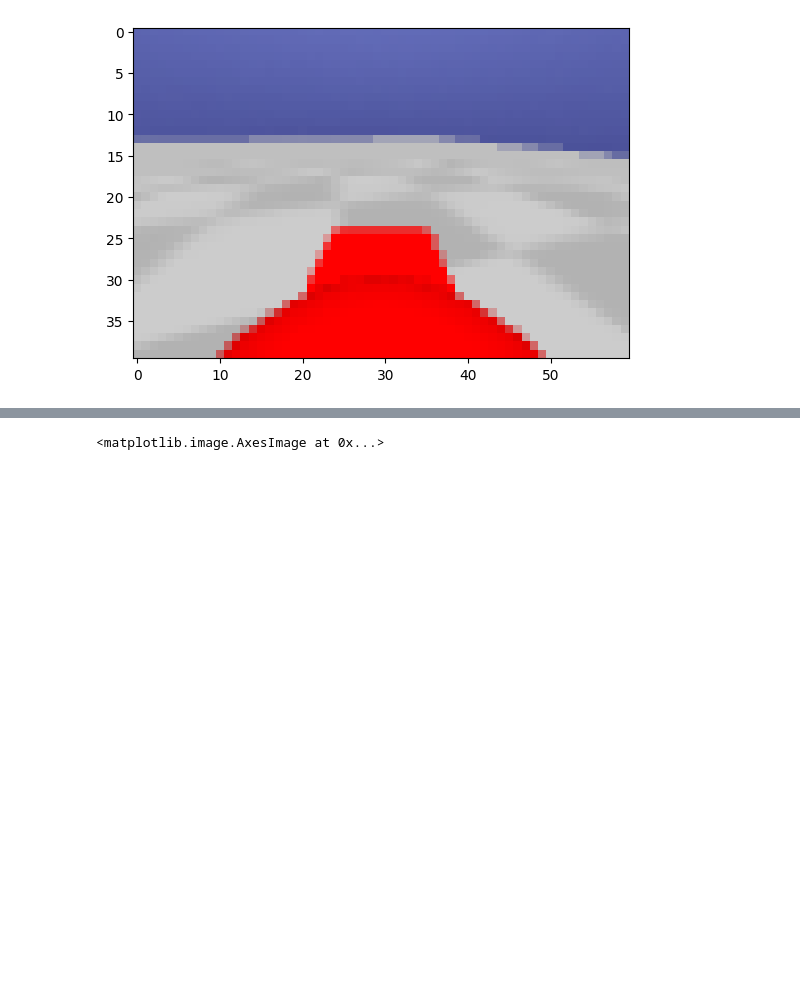
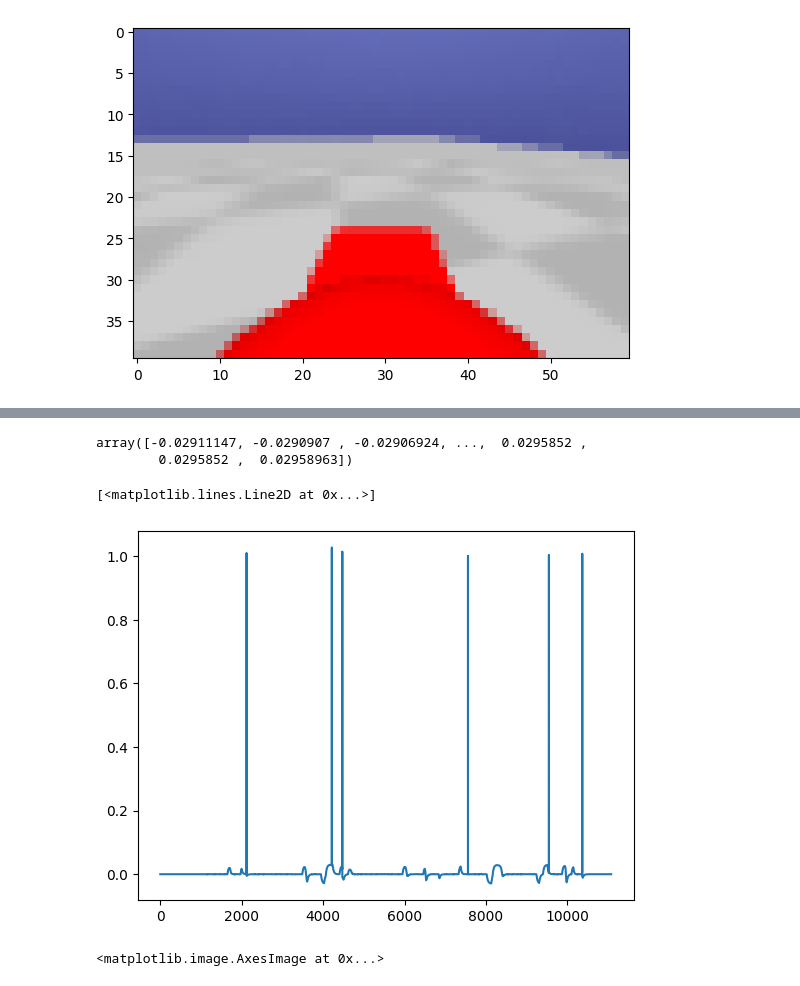
Before and after one commit to KolinGuo/safety-gym, a Jupyter notebook: notebooks/Cost.ipynb, the cells around one changed output, grey strips where cells are left out. Cells and saved outputs as stored; diff of their text form; code cells hidden in the pictures; blank space fills up the shorter version.

```diff
--- a/notebooks/Cost.ipynb
+++ b/notebooks/Cost.ipynb
@@ -179,3 +180,15 @@ Creating window glfw
+# %%
+rewards = np.array(rewards)
+np.sort(rewards[rewards < 1.0])
+# %% [output]
+array([-0.02911147, -0.0290907 , -0.02906924, ...,  0.0295852 ,
+        0.0295852 ,  0.02958963])
+# %%
+import matplotlib.pyplot as plt
+plt.plot(rewards)
+# %% [output]
+[<matplotlib.lines.Line2D at 0x...>]
+[figure, added]
 # %%
 import matplotlib.pyplot as plt
 plt.imshow(env.obs()['image'])
```
Also changed, not shown: parts of 1 cell of this notebook, 1 other file.
